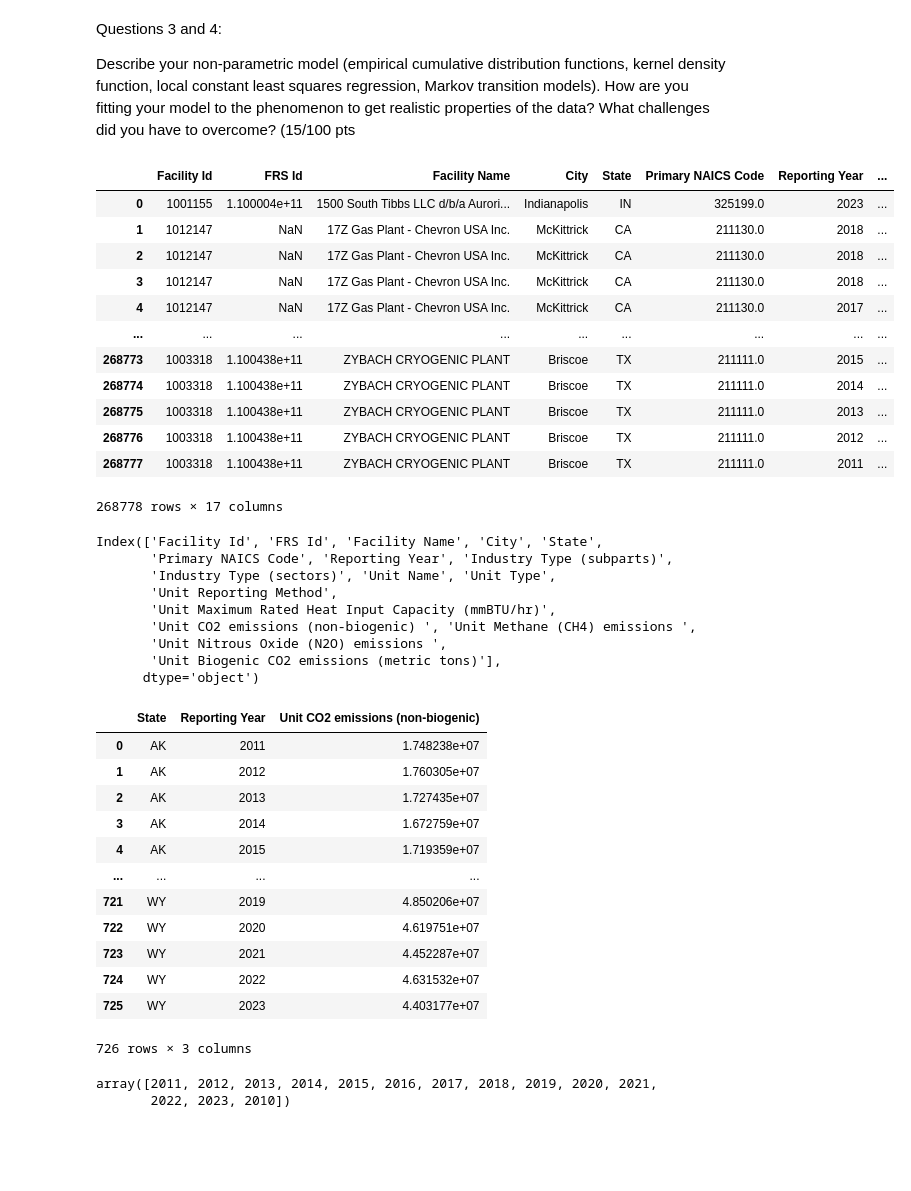
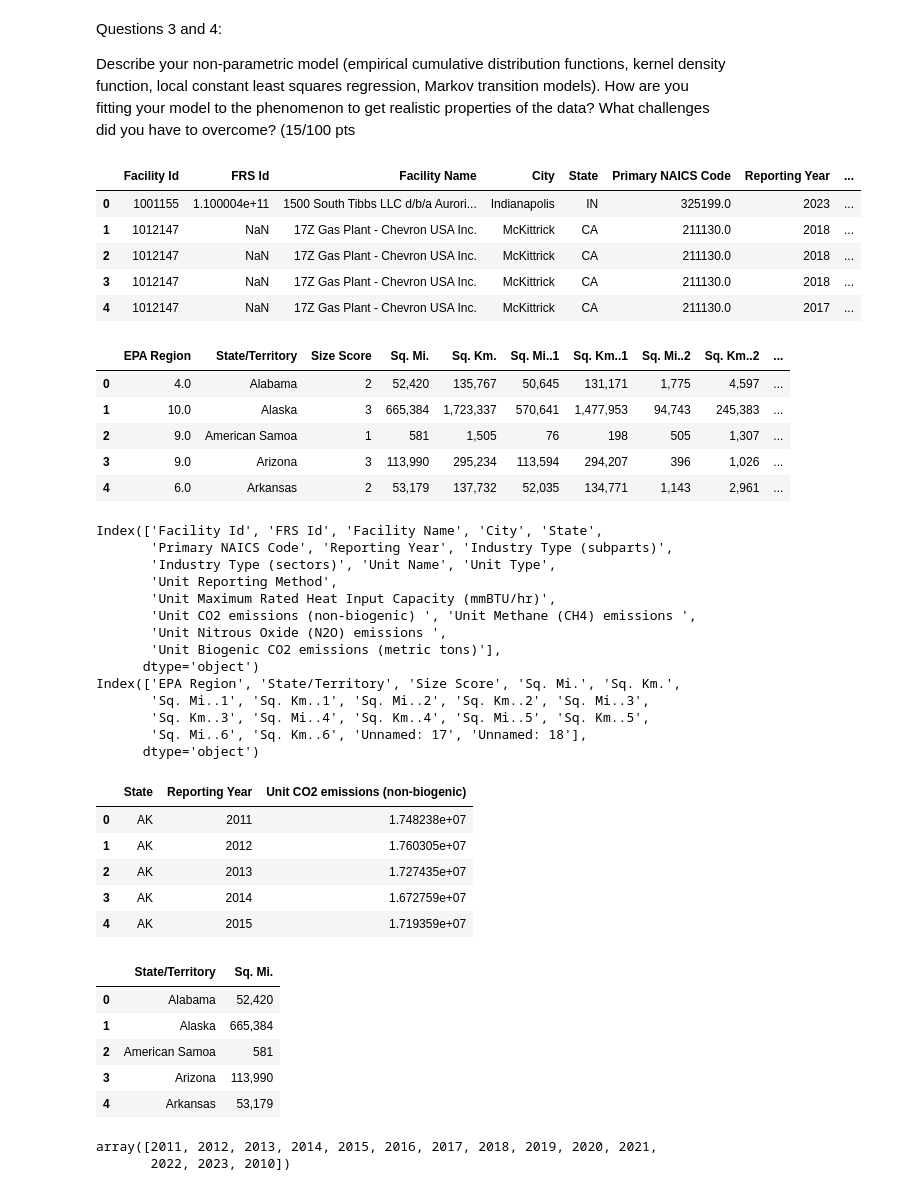
Before and after one commit to caroline-kranefuss/us_facilities_emissions, a Jupyter notebook: questions_3_4.ipynb, the cells around one changed output. Cells and saved outputs as stored; diff of their text form; code cells hidden in the pictures; blank space fills up the shorter version.

```diff
--- a/questions_3_4.ipynb
+++ b/questions_3_4.ipynb
@@ -15,23 +13,29 @@ import pyxlsb
 # %%
-data = pd.read_excel('emissions_by_unit_and_fuel_type_c_d_aa.xlsb', skiprows = 6)
-data
+# Load data
+emissions = pd.read_excel('emissions_by_unit_and_fuel_type_c_d_aa.xlsb', skiprows = 6)
+emissions.head()
 # %% [output]
 |  | Facility Id | FRS Id | Facility Name | City | State | Primary NAICS Code | Reporting Year | ... |
 | 0 | 1001155 | 1.100004e+11 | 1500 South Tibbs LLC d/b/a Aurori... | Indianapolis | IN | 325199.0 | 2023 | ... |
 | 1 | 1012147 | NaN | 17Z Gas Plant - Chevron USA Inc. | McKittrick | CA | 211130.0 | 2018 | ... |
 | 2 | 1012147 | NaN | 17Z Gas Plant - Chevron USA Inc. | McKittrick | CA | 211130.0 | 2018 | ... |
 | 3 | 1012147 | NaN | 17Z Gas Plant - Chevron USA Inc. | McKittrick | CA | 211130.0 | 2018 | ... |
 | 4 | 1012147 | NaN | 17Z Gas Plant - Chevron USA Inc. | McKittrick | CA | 211130.0 | 2017 | ... |
-| ... | ... | ... | ... | ... | ... | ... | ... | ... |
-| 268773 | 1003318 | 1.100438e+11 | ZYBACH CRYOGENIC PLANT | Briscoe | TX | 211111.0 | 2015 | ... |
-| 268774 | 1003318 | 1.100438e+11 | ZYBACH CRYOGENIC PLANT | Briscoe | TX | 211111.0 | 2014 | ... |
-| 268775 | 1003318 | 1.100438e+11 | ZYBACH CRYOGENIC PLANT | Briscoe | TX | 211111.0 | 2013 | ... |
-| 268776 | 1003318 | 1.100438e+11 | ZYBACH CRYOGENIC PLANT | Briscoe | TX | 211111.0 | 2012 | ... |
-| 268777 | 1003318 | 1.100438e+11 | ZYBACH CRYOGENIC PLANT | Briscoe | TX | 211111.0 | 2011 | ... |
-268778 rows × 17 columns
+# %%
+# Load area data
+area = pd.read_csv('state_areas.csv', skiprows = 2)
+area.head()
+# %% [output]
+|  | EPA Region | State/Territory | Size Score | Sq. Mi. | Sq. Km. | Sq. Mi..1 | Sq. Km..1 | Sq. Mi..2 | Sq. Km..2 | ... |
+| 0 | 4.0 | Alabama | 2 | 52,420 | 135,767 | 50,645 | 131,171 | 1,775 | 4,597 | ... |
+| 1 | 10.0 | Alaska | 3 | 665,384 | 1,723,337 | 570,641 | 1,477,953 | 94,743 | 245,383 | ... |
+| 2 | 9.0 | American Samoa | 1 | 581 | 1,505 | 76 | 198 | 505 | 1,307 | ... |
+| 3 | 9.0 | Arizona | 3 | 113,990 | 295,234 | 113,594 | 294,207 | 396 | 1,026 | ... |
+| 4 | 6.0 | Arkansas | 2 | 53,179 | 137,732 | 52,035 | 134,771 | 1,143 | 2,961 | ... |
 # %%
-#get column names
-data.columns
+# Get column names
+print(emissions.columns)
+print(area.columns)
 # %% [output]
 Index(['Facility Id', 'FRS Id', 'Facility Name', 'City', 'State',
        'Primary NAICS Code', 'Reporting Year', 'Industry Type (subparts)',
@@ -42,11 +46,16 @@ Index(['Facility Id', 'FRS Id', 'Facility Name', 'City', 'State',
        'Unit Nitrous Oxide (N2O) emissions ',
        'Unit Biogenic CO2 emissions (metric tons)'],
       dtype='object')
+Index(['EPA Region', 'State/Territory', 'Size Score', 'Sq. Mi.', 'Sq. Km.',
+       'Sq. Mi..1', 'Sq. Km..1', 'Sq. Mi..2', 'Sq. Km..2', 'Sq. Mi..3',
+       'Sq. Km..3', 'Sq. Mi..4', 'Sq. Km..4', 'Sq. Mi..5', 'Sq. Km..5',
+       'Sq. Mi..6', 'Sq. Km..6', 'Unnamed: 17', 'Unnamed: 18'],
+      dtype='object')
 # %%
-#grouped df by state and reporting year
-#kept unit CO2 emissions (non-biogenic)
-group_df = data.groupby(['State', 'Reporting Year'], as_index = False).agg({"Unit CO2 emissions (non-biogenic) ":'sum'})
-group_df
+# Group emissions df by state and reporting year
+# Only keep state, year, and unit CO2 emissions (non-biogenic) in emissions df
+grouped_emissions = emissions.groupby(['State', 'Reporting Year'], as_index = False).agg({"Unit CO2 emissions (non-biogenic) ":'sum'})
+grouped_emissions.head()
 # %% [output]
 |  | State | Reporting Year | Unit CO2 emissions (non-biogenic) |
 | 0 | AK | 2011 | 1.748238e+07 |
@@ -54,11 +63,20 @@ group_df
 | 2 | AK | 2013 | 1.727435e+07 |
 | 3 | AK | 2014 | 1.672759e+07 |
 | 4 | AK | 2015 | 1.719359e+07 |
-| ... | ... | ... | ... |
-| 721 | WY | 2019 | 4.850206e+07 |
-| 722 | WY | 2020 | 4.619751e+07 |
-| 723 | WY | 2021 | 4.452287e+07 |
-| 724 | WY | 2022 | 4.631532e+07 |
-| 725 | WY | 2023 | 4.403177e+07 |
-726 rows × 3 columns
+# %%
+# Only keep state and total square mileage in area df
+area = area[['State/Territory', 'Sq. Mi.']]
+
+# Rename column names for clarity
+area['State/Territory'].rename('State')
+area['Sq. Mi.'].rename('Area')
+
+area.head()
+# %% [output]
+|  | State/Territory | Sq. Mi. |
+| 0 | Alabama | 52,420 |
+| 1 | Alaska | 665,384 |
+| 2 | American Samoa | 581 |
+| 3 | Arizona | 113,990 |
+| 4 | Arkansas | 53,179 |
 # %%
```
Also changed, not shown: parts of 10 cells of this notebook.
